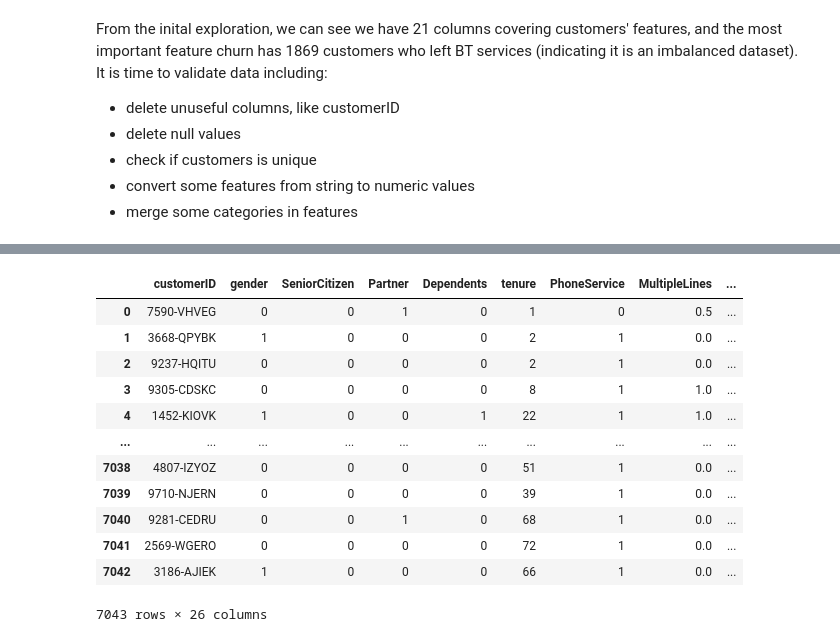
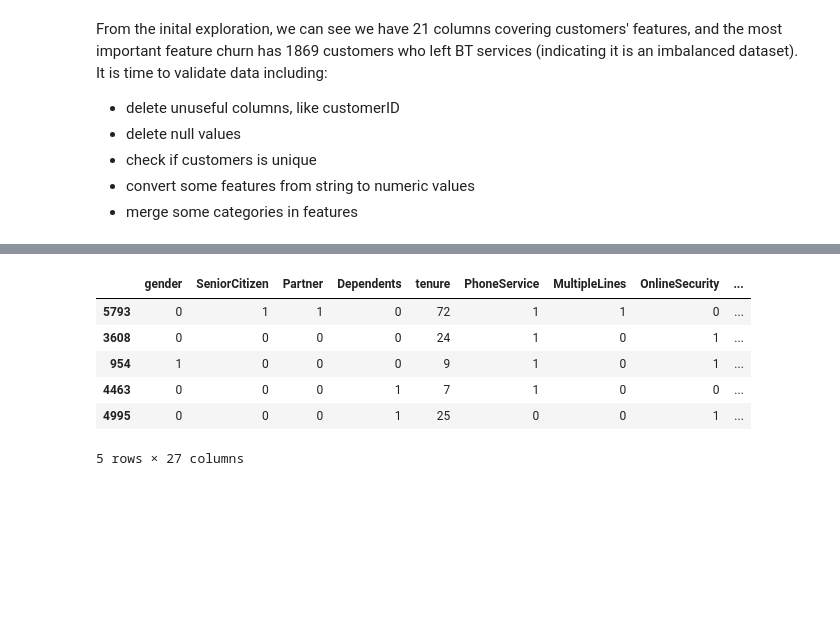
Before and after one commit to xiangivyli/data-science-portfolio, a Jupyter notebook: BT Customer Churn Prediction/BT_Customer_Churn_Prediction.ipynb, the cells around one changed output, grey strips where cells are left out. Saved outputs shown, nothing was run; the diff lists cells and outputs as text; code cells hidden in the pictures; blank space fills up the shorter version.

```diff
--- a/BT Customer Churn Prediction/BT_Customer_Churn_Prediction.ipynb
+++ b/BT Customer Churn Prediction/BT_Customer_Churn_Prediction.ipynb
@@ -160,17 +160,12 @@ df_customer.dropna()
 # %%
-df_customer_clean = pd.get_dummies(df_customer,columns=['Contract','PaymentMethod'])
-df_customer_clean
+# generate dummy variables for categorical variables
+df_customer_clean = pd.get_dummies(df_customer,columns=['InternetService','Contract','PaymentMethod'])
+df_customer_clean.sample(5)
 # %% [output]
-|  | customerID | gender | SeniorCitizen | Partner | Dependents | tenure | PhoneService | MultipleLines | ... |
-| 0 | 7590-VHVEG | 0 | 0 | 1 | 0 | 1 | 0 | 0.5 | ... |
-| 1 | 3668-QPYBK | 1 | 0 | 0 | 0 | 2 | 1 | 0.0 | ... |
-| 2 | 9237-HQITU | 0 | 0 | 0 | 0 | 2 | 1 | 0.0 | ... |
-| 3 | 9305-CDSKC | 0 | 0 | 0 | 0 | 8 | 1 | 1.0 | ... |
-| 4 | 1452-KIOVK | 1 | 0 | 0 | 1 | 22 | 1 | 1.0 | ... |
-| ... | ... | ... | ... | ... | ... | ... | ... | ... | ... |
-| 7038 | 4807-IZYOZ | 0 | 0 | 0 | 0 | 51 | 1 | 0.0 | ... |
-| 7039 | 9710-NJERN | 0 | 0 | 0 | 0 | 39 | 1 | 0.0 | ... |
-| 7040 | 9281-CEDRU | 0 | 0 | 1 | 0 | 68 | 1 | 0.0 | ... |
-| 7041 | 2569-WGERO | 0 | 0 | 0 | 0 | 72 | 1 | 0.0 | ... |
-| 7042 | 3186-AJIEK | 1 | 0 | 0 | 0 | 66 | 1 | 0.0 | ... |
+|  | gender | SeniorCitizen | Partner | Dependents | tenure | PhoneService | MultipleLines | OnlineSecurity | ... |
+| 5793 | 0 | 1 | 1 | 0 | 72 | 1 | 1 | 0 | ... |
+| 3608 | 0 | 0 | 0 | 0 | 24 | 1 | 0 | 1 | ... |
+| 954 | 1 | 0 | 0 | 0 | 9 | 1 | 0 | 1 | ... |
+| 4463 | 0 | 0 | 0 | 1 | 7 | 1 | 0 | 0 | ... |
+| 4995 | 0 | 0 | 0 | 1 | 25 | 0 | 0 | 1 | ... |
-7043 rows × 26 columns
+5 rows × 27 columns
```
Also changed, not shown: parts of 18 cells of this notebook.
